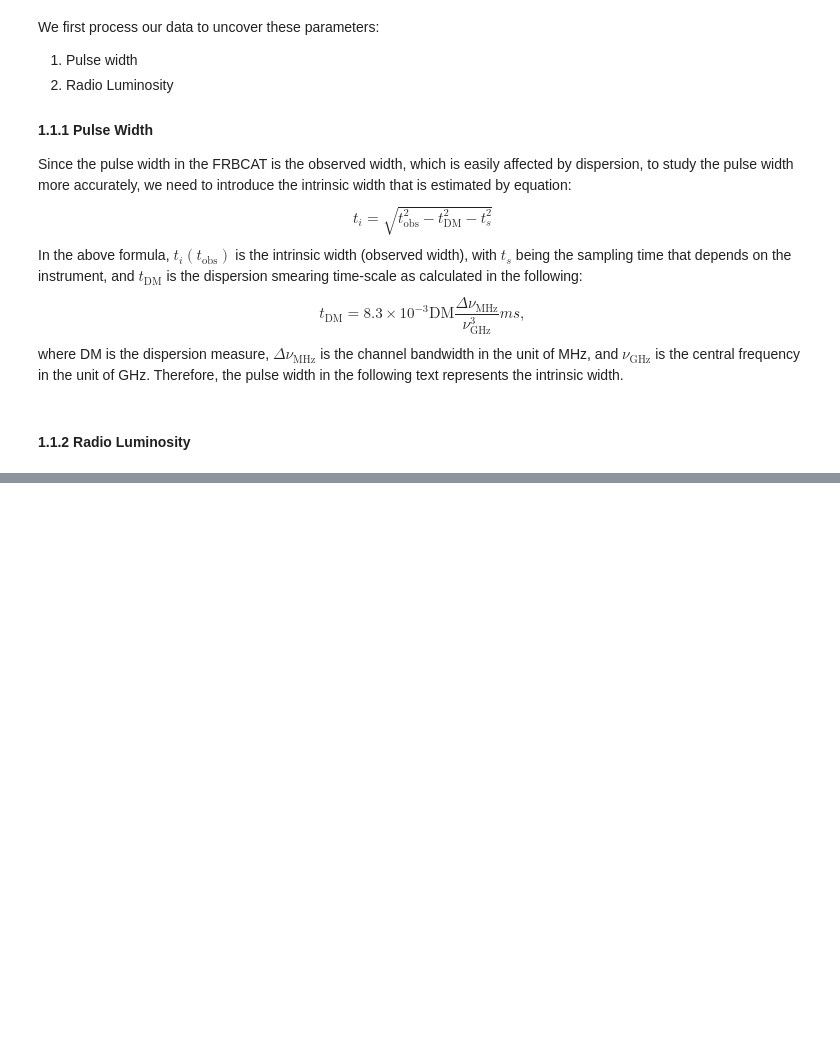
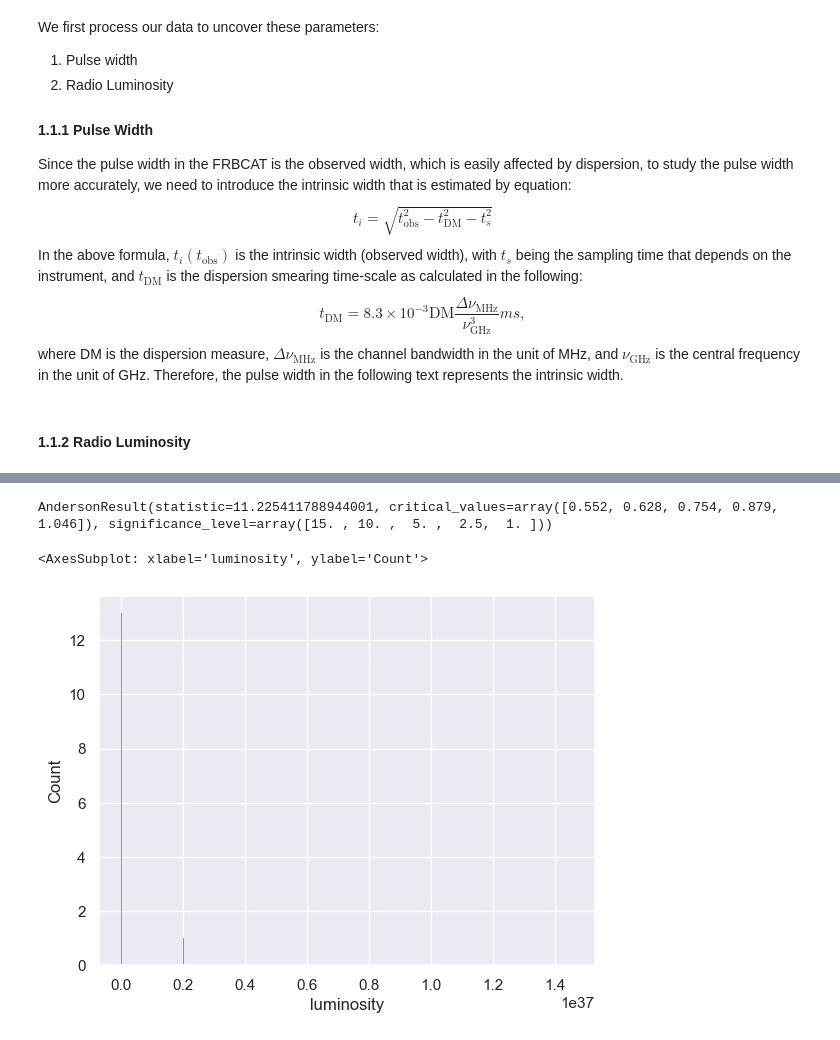
Before and after one commit to Thaza-Kun/sarjana, a Jupyter notebook: notebooks/06-repeaters-and-non-repeaters-statisticaly-similar-ensembles.ipynb, the cells around one changed output, grey strips where cells are left out. Cells and saved outputs as stored; diff of their text form; code cells hidden in the pictures; blank space fills up the shorter version.

```diff
--- a/notebooks/06-repeaters-and-non-repeaters-statisticaly-similar-ensembles.ipynb
+++ b/notebooks/06-repeaters-and-non-repeaters-statisticaly-similar-ensembles.ipynb
@@ -226,0 +247,24 @@ selected_data.loc[:, 'intrinsic_width_ms'] = instrinsic_width(
+# %%
+from scipy.special import erf
+
+xianghan['z_score'] = (xianghan['Intrinsic width (ms)'] - xianghan['Intrinsic width (ms)'].mean())/xianghan['Intrinsic width (ms)'].std()
+xianghan['pdf'] = (1/(xianghan['Intrinsic width (ms)'].std()*np.sqrt(2*np.pi)))*np.exp(-0.5*(xianghan['z_score']**2))
+sorted_pdf = xianghan.sort_values(by='Intrinsic width (ms)')['pdf']
+xianghan['erf_gauss'] = erf((xianghan['z_score']/np.sqrt(2)))
+xianghan['cdf'] = 0.5*(1+xianghan['erf_gauss'])
+xianghan['survival_func'] = 1 - xianghan['cdf']
+S_ = []
+N = len(xianghan['Intrinsic width (ms)'])
+for i, val in enumerate(xianghan['Intrinsic width (ms)'].sort_values(), start=1):
+    val_1 = ((2*i)-1)*np.log(xianghan['cdf'].sort_values()[i-1])
+    val_2 = ((2*N) - (2*i) + 1)*np.log(xianghan['cdf'].sort_values()[i-1])
+    # val = np.log(xianghan['cdf'].sort_values()[i-1]) + np.log(1-xianghan['survival_func'].sort_values(ascending=False)[i-1])
+    S_.append(val_1 + val_2)
+coeff = 1/N
+A_2 = -len(xianghan['Intrinsic width (ms)']) - coeff*sum(S_)
+# sns.relplot(xianghan, x='Intrinsic width (ms)', y='survival_func', kind='line')
+# sns.relplot(xianghan, x='Intrinsic width (ms)', y='cdf', kind='line')
+# sns.ecdfplot(selected_data[:int(len(selected_data['intrinsic_width_ms'])/2)], x='intrinsic_width_ms')
+# sns.ecdfplot(selected_data[int(len(selected_data['intrinsic_width_ms'])/2):], x='intrinsic_width_ms')
+# sns.ecdfplot(frbcat, x='intrinsic_width_ms')
+A_2*(1+(4/N)-(25/(N**2)))
@@ -226,0 +387,4 @@ selected_data.loc[:, 'intrinsic_width_ms'] = instrinsic_width(
+# %%
+anderson(selected_data['width'], dist='norm')
+# %% [output]
+AndersonResult(statistic=11.225411788944001, critical_values=array([0.552, 0.628, 0.754, 0.879, 1.046]), significance_level=array([15. , 10. ,  5. ,  2.5,  1. ]))
@@ -226,0 +431,9 @@ selected_data.loc[:, 'intrinsic_width_ms'] = instrinsic_width(
+# %%
+xianghan['luminosity'] = brightness_temperature(xianghan['Flux density (Jy)'], xianghan['Intrinsic width (ms)'], xianghan['Observed width (ms)'],redshift_from_distance(xianghan['Distance (Gpc)']*1000))
+
+sample = xianghan.dropna()
+
+sns.histplot(sample['luminosity'])
+# %% [output]
+<AxesSubplot: xlabel='luminosity', ylabel='Count'>
+[figure, added]
```
Also changed, not shown: parts of 16 cells of this notebook, 7 other files.
